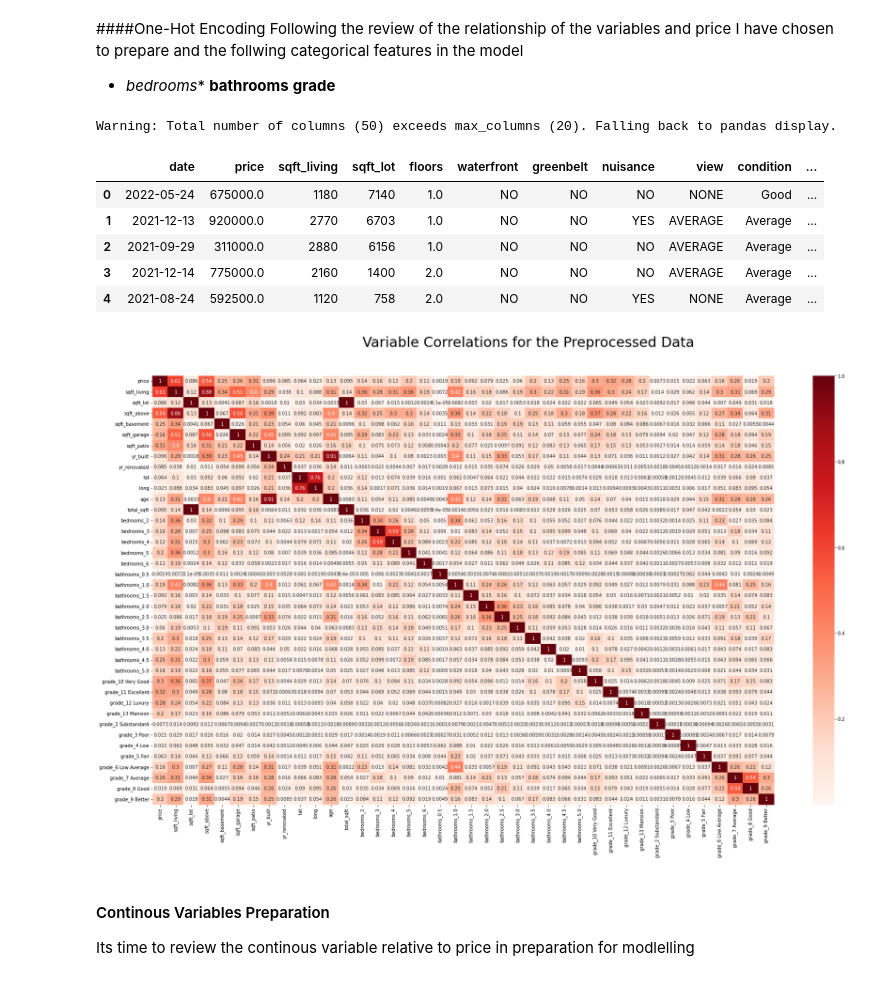
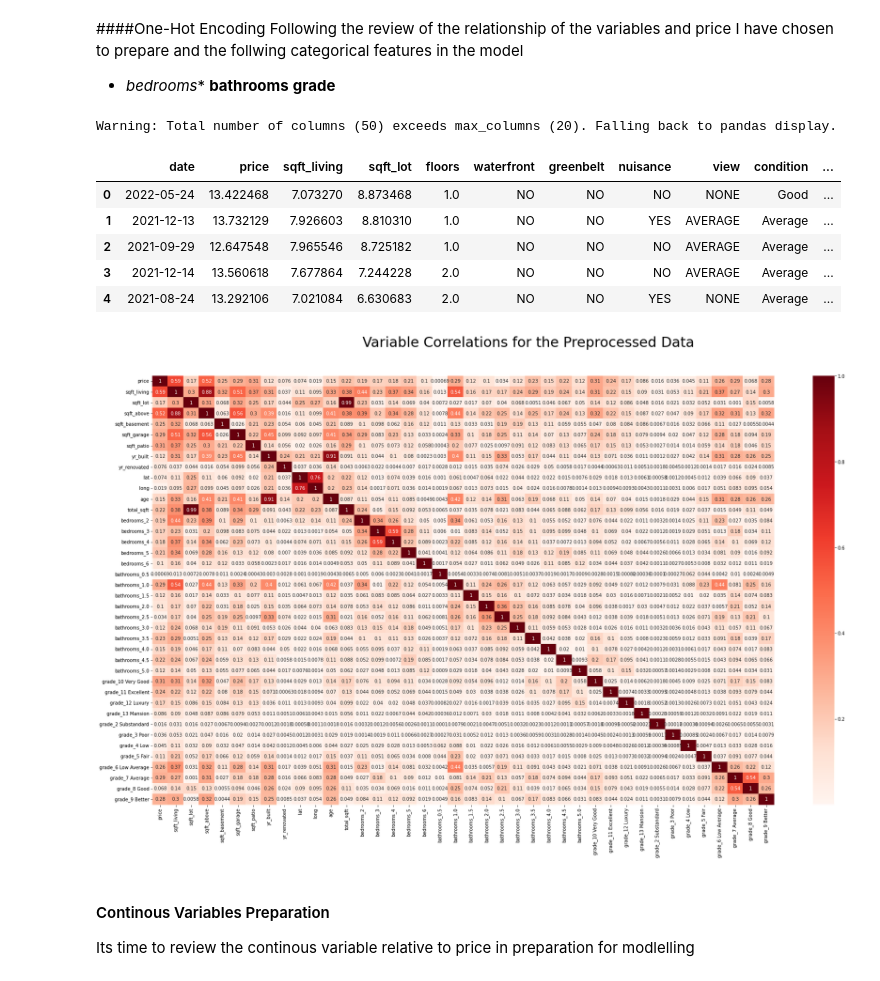
Before and after one commit to olexy/da_ds_ml, a Jupyter notebook: Capstone_Regression_Project.ipynb, the cells around one changed output. Saved outputs shown, nothing was run; the diff lists cells and outputs as text; code cells hidden in the pictures.

Commit message:
first model iteration

```diff
--- a/Capstone_Regression_Project.ipynb
+++ b/Capstone_Regression_Project.ipynb
@@ -643,0 +647,11 @@ plt.savefig('/content/drive/MyDrive/Colab Notebooks/images/bathroom_outlier_2.pn
+# %%
+#Save partially clean copy of the dataframe to file
+data.to_csv('KingsCounty_Clean.csv')
+#Create new dataframe for transformations
+data_trans = data.copy()
+# %%
+#Not including long, since it has negative values.
+trans_log = ['price','sqft_living','sqft_lot','sqft_above','total_sqft']
+for col in trans_log:
+    data_trans[col]=np.log(data[col])
+plot_histkde(data_trans, trans_log)
@@ -718,7 +738,7 @@ Based on the multicollinearity checks, I have decided to work with `total_sqft`,
 cat_vars = ['bedrooms','bathrooms','floors','waterfront','greenbelt', 'nuisance', 'view','condition','grade','heat_source', 'sewer_system']
 
 for column in data[cat_vars]:
-    data[cat_vars ] = data[cat_vars ].astype('category')
+    data_trans[cat_vars ] = data_trans[cat_vars ].astype('category')
 # %% [markdown]
 ##### Review relationship between Price and the categorical variables to guide the decision on which to include in the model.
 # %%
@@ -858,21 +878,21 @@ Following the review of the relationship of the variables and price I have chose
 # %%
 # create dummy variable for categorical features
 cat_list_2 = ['bedrooms', 'bathrooms', 'grade']
-dummies = pd.get_dummies(data[cat_list_2], prefix=cat_list_2, drop_first=True) #drop a column to avoid dummy variable trap
+dummies = pd.get_dummies(data_trans[cat_list_2], prefix=cat_list_2, drop_first=True) #drop a column to avoid dummy variable trap
 
-data_preprocessed = data.drop(cat_list_2, axis=1)
+data_preprocessed = data_trans.drop(cat_list_2, axis=1)
 
 data_preprocessed = pd.concat([data_preprocessed, dummies], axis=1)
 
 data_preprocessed.head()
 # %% [output]
 Warning: Total number of columns (50) exceeds max_columns (20). Falling back to pandas display.
 |  | date | price | sqft_living | sqft_lot | floors | waterfront | greenbelt | nuisance | view | condition | ... |
-| 0 | 2022-05-24 | 675000.0 | 1180 | 7140 | 1.0 | NO | NO | NO | NONE | Good | ... |
-| 1 | 2021-12-13 | 920000.0 | 2770 | 6703 | 1.0 | NO | NO | YES | AVERAGE | Average | ... |
-| 2 | 2021-09-29 | 311000.0 | 2880 | 6156 | 1.0 | NO | NO | NO | AVERAGE | Average | ... |
-| 3 | 2021-12-14 | 775000.0 | 2160 | 1400 | 2.0 | NO | NO | NO | AVERAGE | Average | ... |
-| 4 | 2021-08-24 | 592500.0 | 1120 | 758 | 2.0 | NO | NO | YES | NONE | Average | ... |
+| 0 | 2022-05-24 | 13.422468 | 7.073270 | 8.873468 | 1.0 | NO | NO | NO | NONE | Good | ... |
+| 1 | 2021-12-13 | 13.732129 | 7.926603 | 8.810310 | 1.0 | NO | NO | YES | AVERAGE | Average | ... |
+| 2 | 2021-09-29 | 12.647548 | 7.965546 | 8.725182 | 1.0 | NO | NO | NO | AVERAGE | Average | ... |
+| 3 | 2021-12-14 | 13.560618 | 7.677864 | 7.244228 | 2.0 | NO | NO | NO | AVERAGE | Average | ... |
+| 4 | 2021-08-24 | 13.292106 | 7.021084 | 6.630683 | 2.0 | NO | NO | YES | NONE | Average | ... |
 # %%
 corr = data_preprocessed.corr().abs()
 fig, ax=plt.subplots(figsize=(30,17))
@@ -880,7 +900,7 @@ fig.suptitle('Variable Correlations for the Preprocessed Data', fontsize=30, y=.
 heatmap = sns.heatmap(corr, cmap='Reds', annot=True)
 plt.savefig('/content/drive/MyDrive/Colab Notebooks/images/data_prep_corr.png')
 # %% [output]
-[figure, old version]
+[figure, new version]
 # %% [markdown]
 #### Continous Variables Preparation
 Its time to review the continous variable relative to price in preparation for modlelling
```
Also changed, not shown: parts of 43 cells of this notebook.
